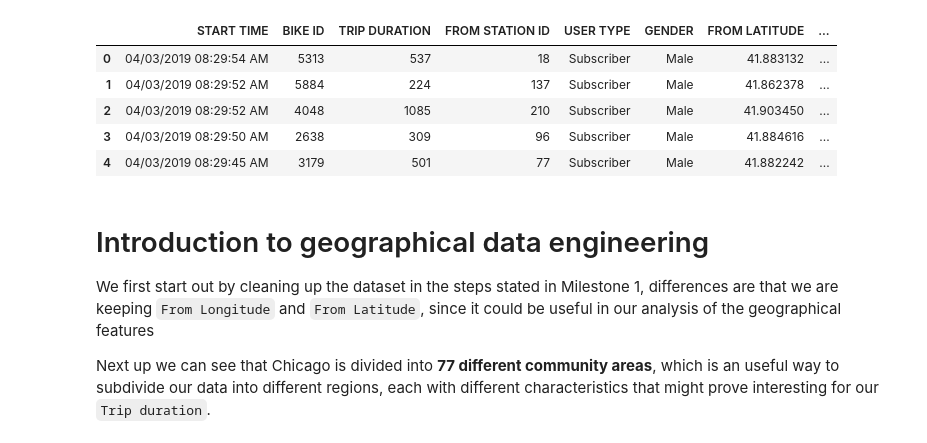
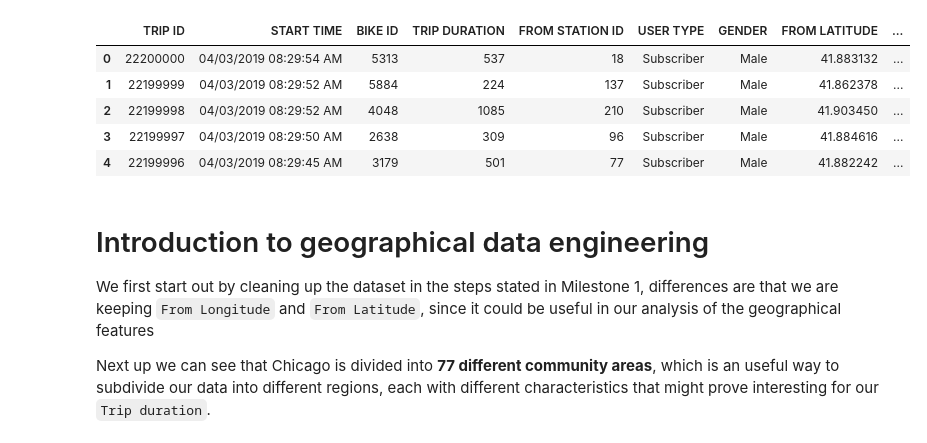
Before and after one commit to kbui-03/ChicagoBikeProject, a Jupyter notebook: Geographical_Data.ipynb, the cells around one changed output. Saved outputs shown, nothing was run; the diff lists cells and outputs as text; code cells hidden in the pictures.

```diff
--- a/Geographical_Data.ipynb
+++ b/Geographical_Data.ipynb
@@ -8,26 +8,26 @@ from shapely import wkt
 # %%
 bike_set = pd.read_csv("Divvy_Trips_Chicago.csv", sep=",")
 bike_set1 = bike_set.dropna()
 
 # filter for birth years ≥1940 and make a copy before adding new columns
 bike_set1 = bike_set1[bike_set1["BIRTH YEAR"] >= 1940].copy()
 
 # compute age
 bike_set1["AGE"] = (2019 - bike_set1["BIRTH YEAR"]).astype(int)
 
 bike_clean = bike_set1.drop([
-    'TRIP ID','STOP TIME','FROM STATION NAME','TO STATION ID',
+    'STOP TIME','FROM STATION NAME','TO STATION ID',
     'TO STATION NAME','TO LATITUDE','TO LONGITUDE','TO LOCATION','BIRTH YEAR'
 ], axis=1)
 
 bike_clean.head()
 # %% [output]
-|  | START TIME | BIKE ID | TRIP DURATION | FROM STATION ID | USER TYPE | GENDER | FROM LATITUDE | ... |
-| 0 | 04/03/2019 08:29:54 AM | 5313 | 537 | 18 | Subscriber | Male | 41.883132 | ... |
-| 1 | 04/03/2019 08:29:52 AM | 5884 | 224 | 137 | Subscriber | Male | 41.862378 | ... |
-| 2 | 04/03/2019 08:29:52 AM | 4048 | 1085 | 210 | Subscriber | Male | 41.903450 | ... |
-| 3 | 04/03/2019 08:29:50 AM | 2638 | 309 | 96 | Subscriber | Male | 41.884616 | ... |
-| 4 | 04/03/2019 08:29:45 AM | 3179 | 501 | 77 | Subscriber | Male | 41.882242 | ... |
+|  | TRIP ID | START TIME | BIKE ID | TRIP DURATION | FROM STATION ID | USER TYPE | GENDER | FROM LATITUDE | ... |
+| 0 | 22200000 | 04/03/2019 08:29:54 AM | 5313 | 537 | 18 | Subscriber | Male | 41.883132 | ... |
+| 1 | 22199999 | 04/03/2019 08:29:52 AM | 5884 | 224 | 137 | Subscriber | Male | 41.862378 | ... |
+| 2 | 22199998 | 04/03/2019 08:29:52 AM | 4048 | 1085 | 210 | Subscriber | Male | 41.903450 | ... |
+| 3 | 22199997 | 04/03/2019 08:29:50 AM | 2638 | 309 | 96 | Subscriber | Male | 41.884616 | ... |
+| 4 | 22199996 | 04/03/2019 08:29:45 AM | 3179 | 501 | 77 | Subscriber | Male | 41.882242 | ... |
 # %% [markdown]
 # Introduction to geographical data engineering
 
```
Also changed, not shown: parts of 7 cells of this notebook.
